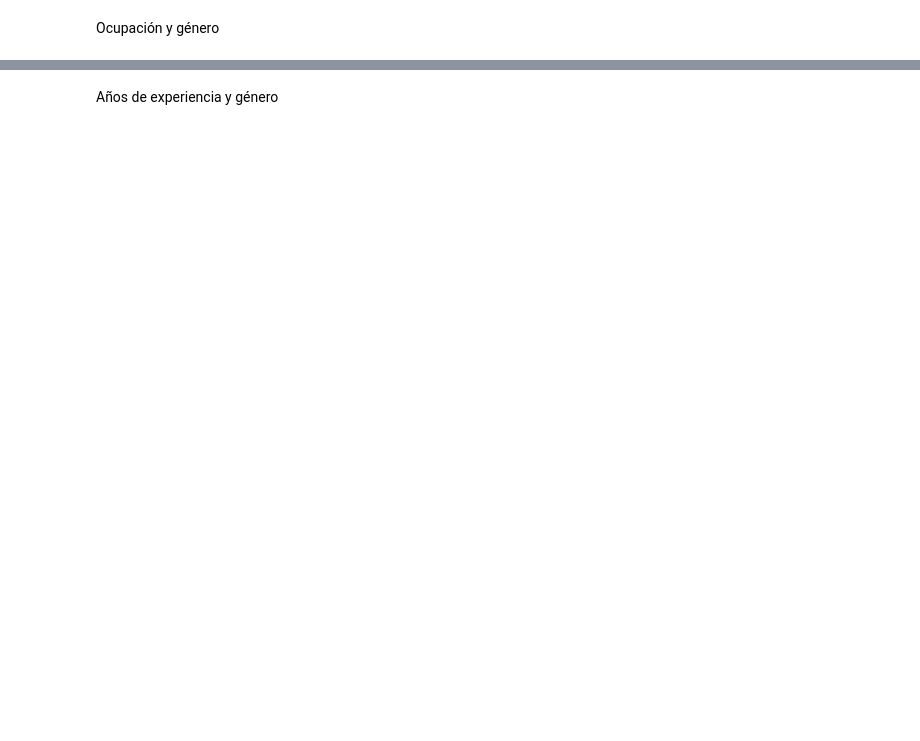
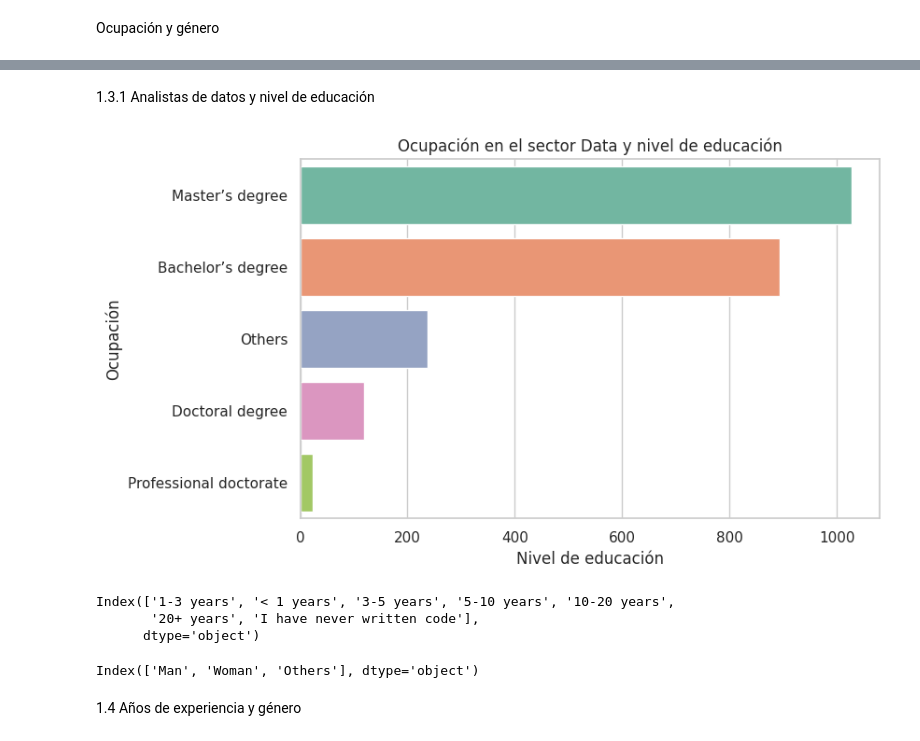
Before and after one commit to Adalab/project2-da-promo-c-modulo-2-team4, a Jupyter notebook: 04- Preguntas/4.1. Pregunta1.ipynb, the cells around one changed output, grey strips where cells are left out. Cells and saved outputs as stored; diff of their text form; code cells hidden in the pictures; blank space fills up the shorter version.

```diff
--- a/04- Preguntas/4.1. Pregunta1.ipynb
+++ b/04- Preguntas/4.1. Pregunta1.ipynb
@@ -203,2 +219,28 @@ plt.show();
+# %% [markdown]
+1.3.1 Analistas de datos y nivel de educación
+# %%
+plt.figure(figsize= (8,5))
+sns.countplot(y= 'q4_educacion_new' ,
+            data=df_analistas,
+            #hue= "q5_ocupacion_new",
+            palette = 'Set2',
+            order=['Master’s degree', 'Bachelor’s degree', 'Others', 'Doctoral degree','Professional doctorate'])
+plt.title('Ocupación en el sector Data y nivel de educación')
+plt.xlabel('Nivel de educación') # definir el nombre del eje X
+plt.ylabel('Ocupación'); # definir el nombre del eje Y
+plt.savefig("graficas/08-Ocupacion-educacion-data.png")
+plt.show();
+# %% [output]
+[figure, added]
+# %%
+df_perfil["q6_exp_tech"].value_counts().index
+# %% [output]
+Index(['1-3 years', '< 1 years', '3-5 years', '5-10 years', '10-20 years',
+       '20+ years', 'I have never written code'],
+      dtype='object')
+# %%
+df_perfil["q2_genero_new"].value_counts().index
+# %% [output]
+Index(['Man', 'Woman', 'Others'], dtype='object')
 # %% [markdown]
-Años de experiencia y género
+1.4 Años de experiencia y género
```
Also changed, not shown: parts of 16 cells of this notebook, 13 other files.
